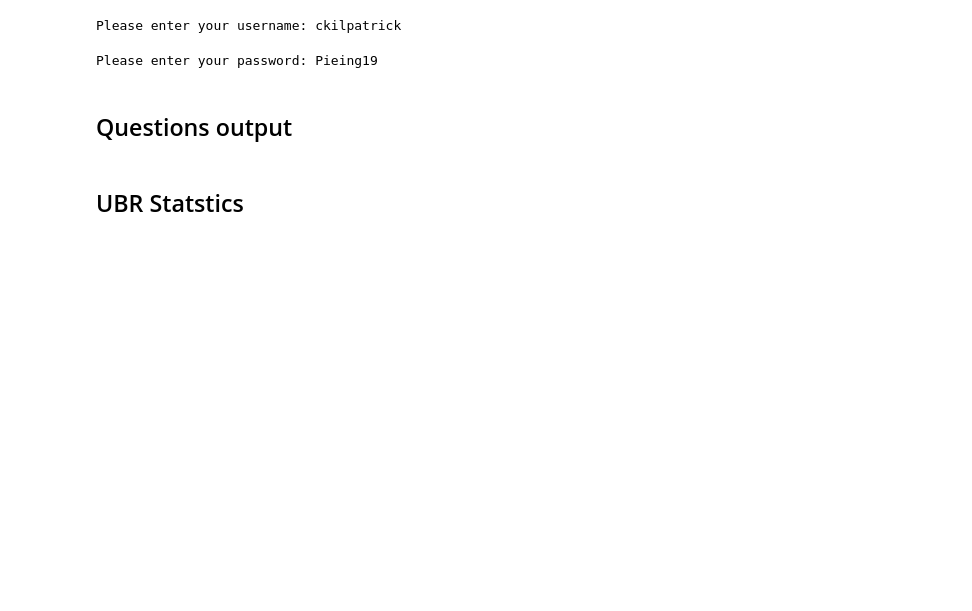
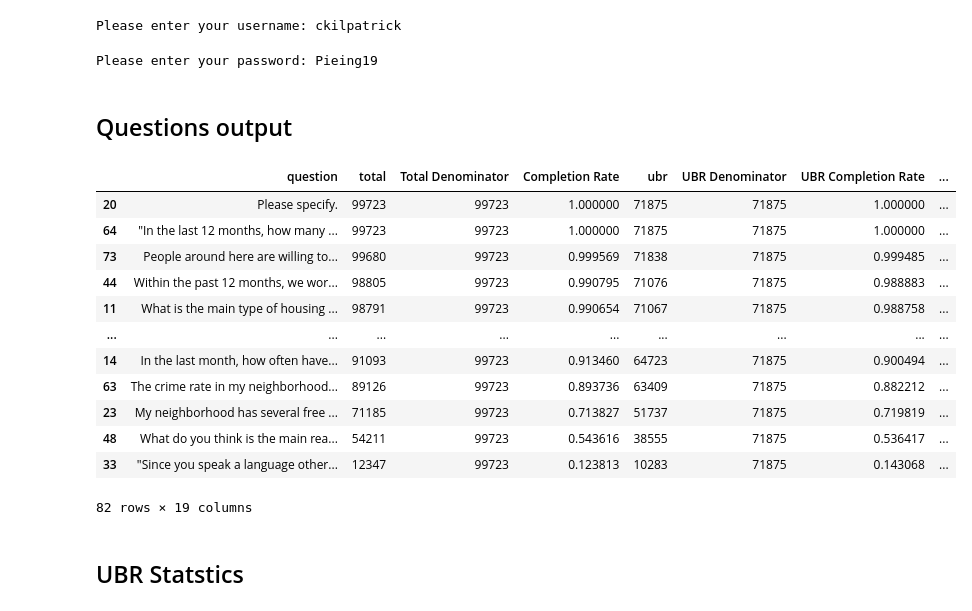
Before and after one commit to all-of-us/ops-data-service, a Jupyter notebook: PDR/Social Determinants of Health Report.ipynb, the cells around one changed output. Drawn from its saved outputs; the diff is of its cells as text; code cells hidden in the pictures; blank space fills up the shorter version.

```diff
--- a/PDR/Social Determinants of Health Report.ipynb
+++ b/PDR/Social Determinants of Health Report.ipynb
@@ -1133,6 +1133,48 @@ div_rbr = numbers['rbr']/numbers['rbr'].max()
 div_race = numbers['race']/numbers['race'].max()
 div_edu = numbers['edu']/numbers['edu'].max()
 div_income = numbers['income']/numbers['income'].max()
-percents = data['Completion Rate'],data['UBR COMPLETION RATE'],data['RBR Completion Rate'],data['UBR Race Completion Rate'],data['UBR Edu Completion Rate'] ,data['Income_ Completion Rate'] = [div_total,div_ubr,div_rbr,div_race,div_edu,div_income]
-
-#data.head
+percents = data['Completion Rate'],data['UBR Completion Rate'],data['RBR Completion Rate'],data['UBR Race Completion Rate'],data['UBR Edu Completion Rate'] ,data['UBR Income Completion Rate'] = [div_total,div_ubr,div_rbr,div_race,div_edu,div_income]
+data = data.sort_values(by = ['Completion Rate'],ascending = False)
+# %%
+max_total = numbers['total'].max()
+totals= []
+totals.extend([max_total for i in range(82)])
+totals_all = pd.DataFrame({'Total Denominator':totals})
+max_ubr = numbers['ubr'].max()
+totals_ubr= []
+totals_ubr.extend([max_ubr for i in range(82)])
+totals_ubr = pd.DataFrame({'UBR Denominator':totals_ubr})
+max_rbr = numbers['rbr'].max()
+totals_rbr= []
+totals_rbr.extend([max_rbr for i in range(82)])
+totals_rbr = pd.DataFrame({'RBR Denominator':totals_rbr})
+max_race = numbers['race'].max()
+totals_race= []
+totals_race.extend([max_race for i in range(82)])
+totals_race = pd.DataFrame({'Race Denominator':totals_race})
+max_edu = numbers['edu'].max()
+totals_edu= []
+totals_edu.extend([max_edu for i in range(82)])
+totals_edu = pd.DataFrame({'Education Denominator':totals_edu})
+max_income = numbers['income'].max()
+totals_income= []
+totals_income.extend([max_income for i in range(82)])
+totals_income = pd.DataFrame({'Income Denominator':totals_income})
+data= pd.concat([totals_all,totals_ubr,totals_rbr,totals_income,totals_race,totals_edu,data], axis =1 )
+data = data[['question','total','Total Denominator','Completion Rate','ubr','UBR Denominator','UBR Completion Rate','rbr','RBR Denominator','RBR Completion Rate','race','Race Denominator','UBR Race Completion Rate','edu','Education Denominator','UBR Edu Completion Rate','income','Income Denominator','UBR Income Completion Rate']]
+data = data.sort_values(by = ['Completion Rate'],ascending = False)
+data
+# %% [output]
+|  | question | total | Total Denominator | Completion Rate | ubr | UBR Denominator | UBR Completion Rate | ... |
+| 20 | Please specify. | 99723 | 99723 | 1.000000 | 71875 | 71875 | 1.000000 | ... |
+| 64 | "In the last 12 months, how many ... | 99723 | 99723 | 1.000000 | 71875 | 71875 | 1.000000 | ... |
+| 73 | People around here are willing to... | 99680 | 99723 | 0.999569 | 71838 | 71875 | 0.999485 | ... |
+| 44 | Within the past 12 months, we wor... | 98805 | 99723 | 0.990795 | 71076 | 71875 | 0.988883 | ... |
+| 11 | What is the main type of housing ... | 98791 | 99723 | 0.990654 | 71067 | 71875 | 0.988758 | ... |
+| ... | ... | ... | ... | ... | ... | ... | ... | ... |
+| 14 | In the last month, how often have... | 91093 | 99723 | 0.913460 | 64723 | 71875 | 0.900494 | ... |
+| 63 | The crime rate in my neighborhood... | 89126 | 99723 | 0.893736 | 63409 | 71875 | 0.882212 | ... |
+| 23 | My neighborhood has several free ... | 71185 | 99723 | 0.713827 | 51737 | 71875 | 0.719819 | ... |
+| 48 | What do you think is the main rea... | 54211 | 99723 | 0.543616 | 38555 | 71875 | 0.536417 | ... |
+| 33 | "Since you speak a language other... | 12347 | 99723 | 0.123813 | 10283 | 71875 | 0.143068 | ... |
+82 rows × 19 columns
```
Also changed, not shown: parts of 25 cells of this notebook.
